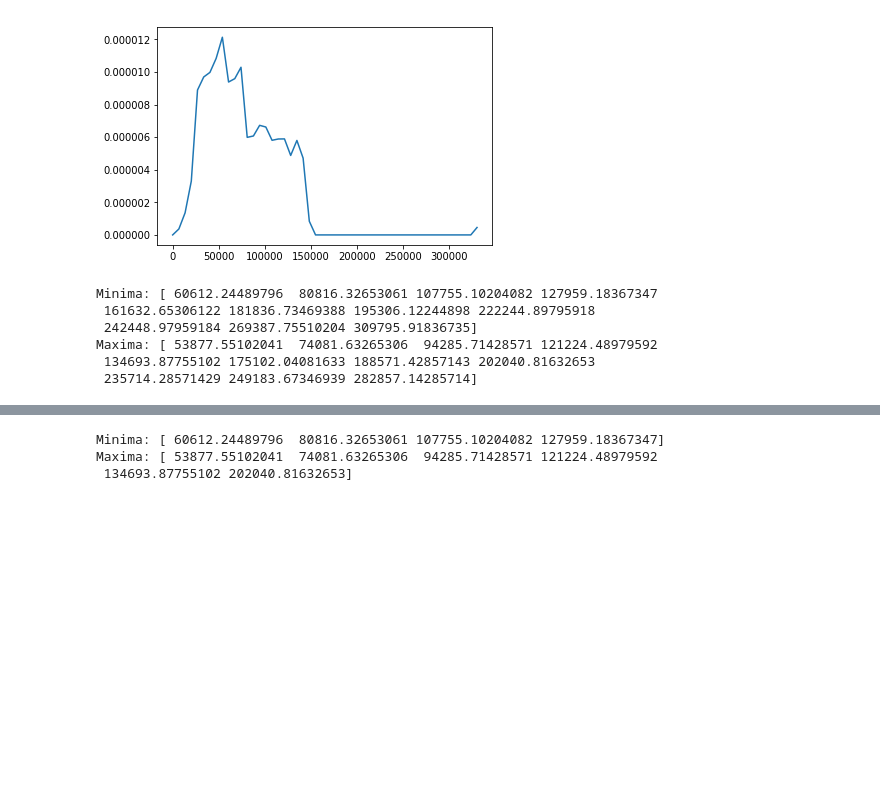
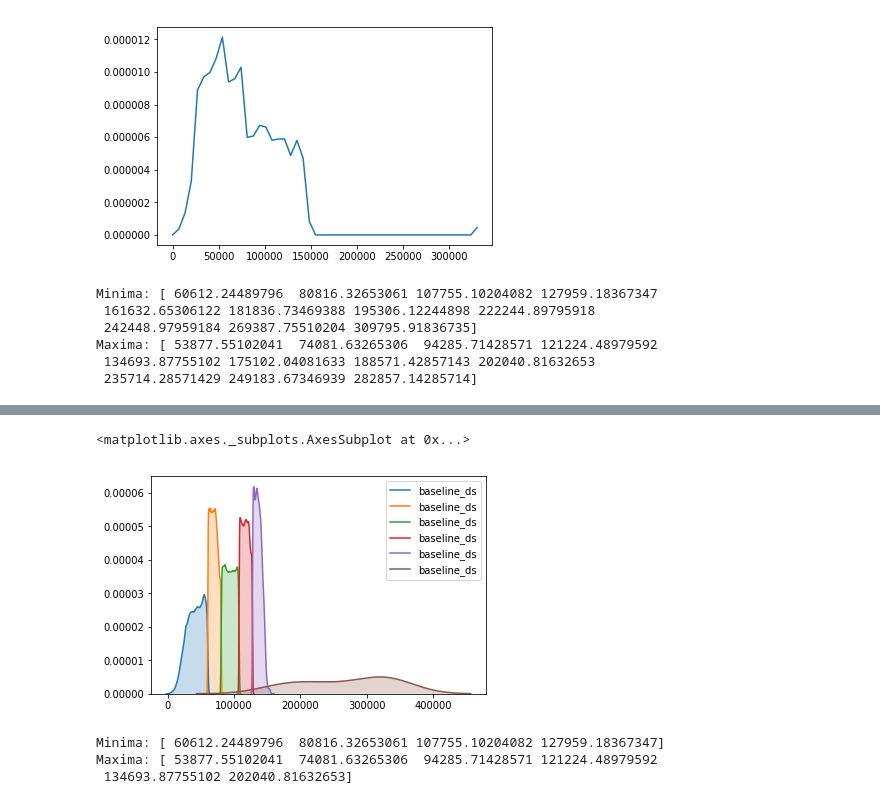
Before and after one commit to tkhan3/machinelearning, a Jupyter notebook: outlier_detection_clustering_1D.ipynb, the cells around one changed output, grey strips where cells are left out. Saved outputs shown, nothing was run; the diff lists cells and outputs as text; code cells hidden in the pictures; blank space fills up the shorter version.

```diff
--- a/outlier_detection_clustering_1D.ipynb
+++ b/outlier_detection_clustering_1D.ipynb
@@ -346,3 +394,13 @@ Maxima: [ 53877.55102041  74081.63265306  94285.71428571 121224.48979592
+# %%
+sns.kdeplot(baseline_data_kde["baseline_ds"][baseline_data_kde["kde_cluster_label"] == 0],shade=True)
+sns.kdeplot(baseline_data_kde["baseline_ds"][baseline_data_kde["kde_cluster_label"] == 1],shade=True)
+sns.kdeplot(baseline_data_kde["baseline_ds"][baseline_data_kde["kde_cluster_label"] == 2],shade=True)
+sns.kdeplot(baseline_data_kde["baseline_ds"][baseline_data_kde["kde_cluster_label"] == 3],shade=True)
+sns.kdeplot(baseline_data_kde["baseline_ds"][baseline_data_kde["kde_cluster_label"] == 4],shade=True)
+sns.kdeplot(baseline_data_kde["baseline_ds"][baseline_data_kde["kde_cluster_label"] == 5],shade=True)
+# %% [output]
+<matplotlib.axes._subplots.AxesSubplot at 0x...>
+[figure, added]
 # %%
 mi, ma = argrelextrema(np.exp(e1), np.less)[0], argrelextrema(np.exp(e1), np.greater)[0]
 # %%
```
Also changed, not shown: parts of 7 cells of this notebook.
